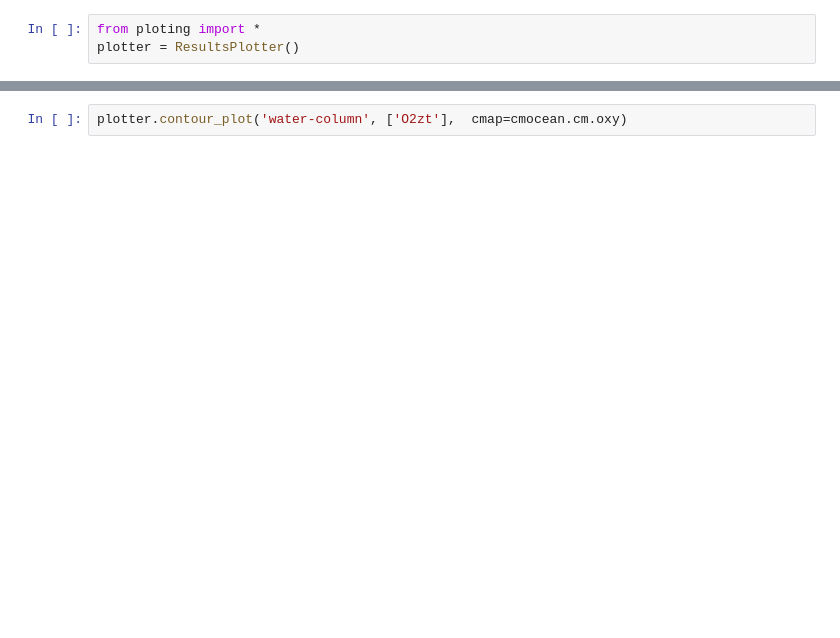
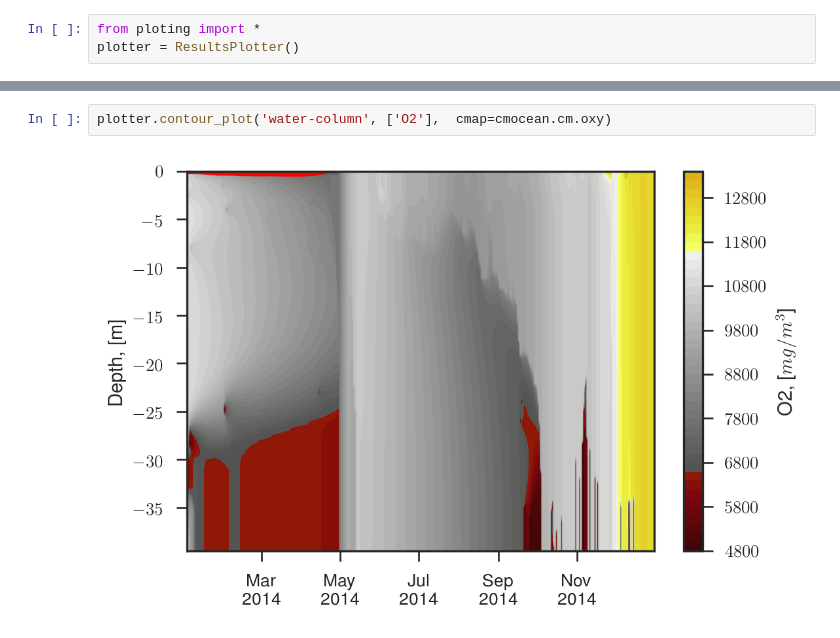
Before and after one commit to biogeochemistry/MyLake_v2_Vansjo, a Jupyter notebook: Postproc_code/plots.ipynb, the cells around one changed output, grey strips where cells are left out. Saved outputs shown, nothing was run; the diff lists cells and outputs as text; blank space fills up the shorter version.

Commit message:
updated plots

```diff
--- a/Postproc_code/plots.ipynb
+++ b/Postproc_code/plots.ipynb
@@ -32,3 +36,5 @@ plotter.flux('NO3')
 # %%
-plotter.contour_plot('water-column', ['O2zt'],  cmap=cmocean.cm.oxy)
+plotter.contour_plot('water-column', ['O2'],  cmap=cmocean.cm.oxy)
+# %% [output]
+[figure, added]
 # %%
```
Also changed, not shown: parts of 43 cells of this notebook, 9 other files.
